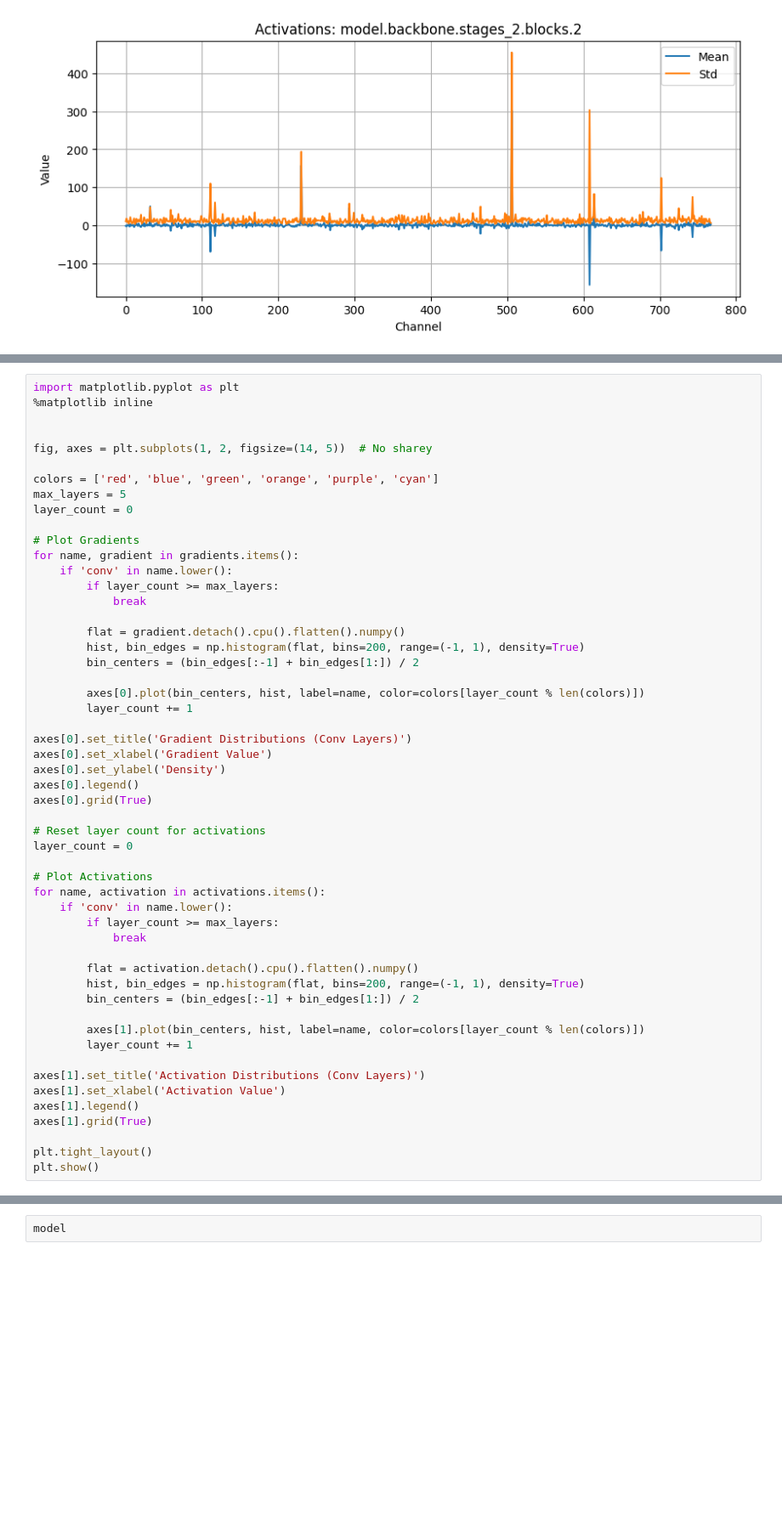
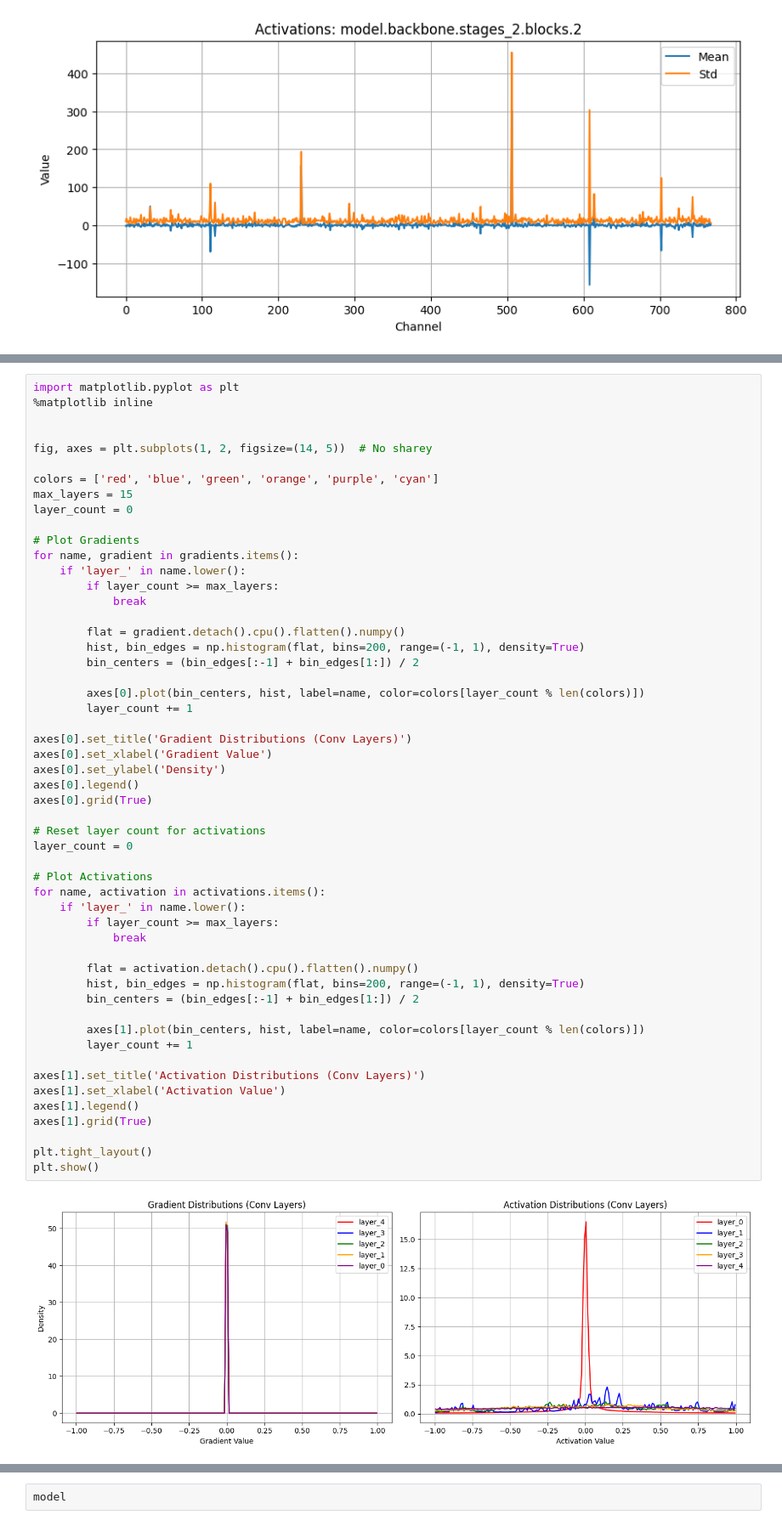
Before and after one commit to kxk254/mit, a Jupyter notebook: UNCWave/convnextGPU.ipynb, the cells around one changed output, grey strips where cells are left out. Shown at 85% size. Saved outputs shown, nothing was run; the diff lists cells and outputs as text; blank space fills up the shorter version.

```diff
--- a/UNCWave/convnextGPU.ipynb
+++ b/UNCWave/convnextGPU.ipynb
@@ -1008,12 +1168,12 @@ import matplotlib.pyplot as plt
 fig, axes = plt.subplots(1, 2, figsize=(14, 5))  # No sharey
 
 colors = ['red', 'blue', 'green', 'orange', 'purple', 'cyan']
-max_layers = 5
+max_layers = 15
 layer_count = 0
 
 # Plot Gradients
 for name, gradient in gradients.items():
-    if 'conv' in name.lower():
+    if 'layer_' in name.lower():
         if layer_count >= max_layers:
             break
 
@@ -1025,34 +1185,36 @@ for name, gradient in gradients.items():
         layer_count += 1
 
 axes[0].set_title('Gradient Distributions (Conv Layers)')
 axes[0].set_xlabel('Gradient Value')
 axes[0].set_ylabel('Density')
 axes[0].legend()
 axes[0].grid(True)
 
 # Reset layer count for activations
 layer_count = 0
 
 # Plot Activations
 for name, activation in activations.items():
-    if 'conv' in name.lower():
+    if 'layer_' in name.lower():
         if layer_count >= max_layers:
             break
 
         flat = activation.detach().cpu().flatten().numpy()
         hist, bin_edges = np.histogram(flat, bins=200, range=(-1, 1), density=True)
         bin_centers = (bin_edges[:-1] + bin_edges[1:]) / 2
 
         axes[1].plot(bin_centers, hist, label=name, color=colors[layer_count % len(colors)])
         layer_count += 1
 
 axes[1].set_title('Activation Distributions (Conv Layers)')
 axes[1].set_xlabel('Activation Value')
 axes[1].legend()
 axes[1].grid(True)
 
 plt.tight_layout()
 plt.show()
+# %% [output]
+[figure, added]
 # %%
 ud_array = np.array(ud)
 
```
Also changed, not shown: parts of 8 cells of this notebook, 4 other files.
